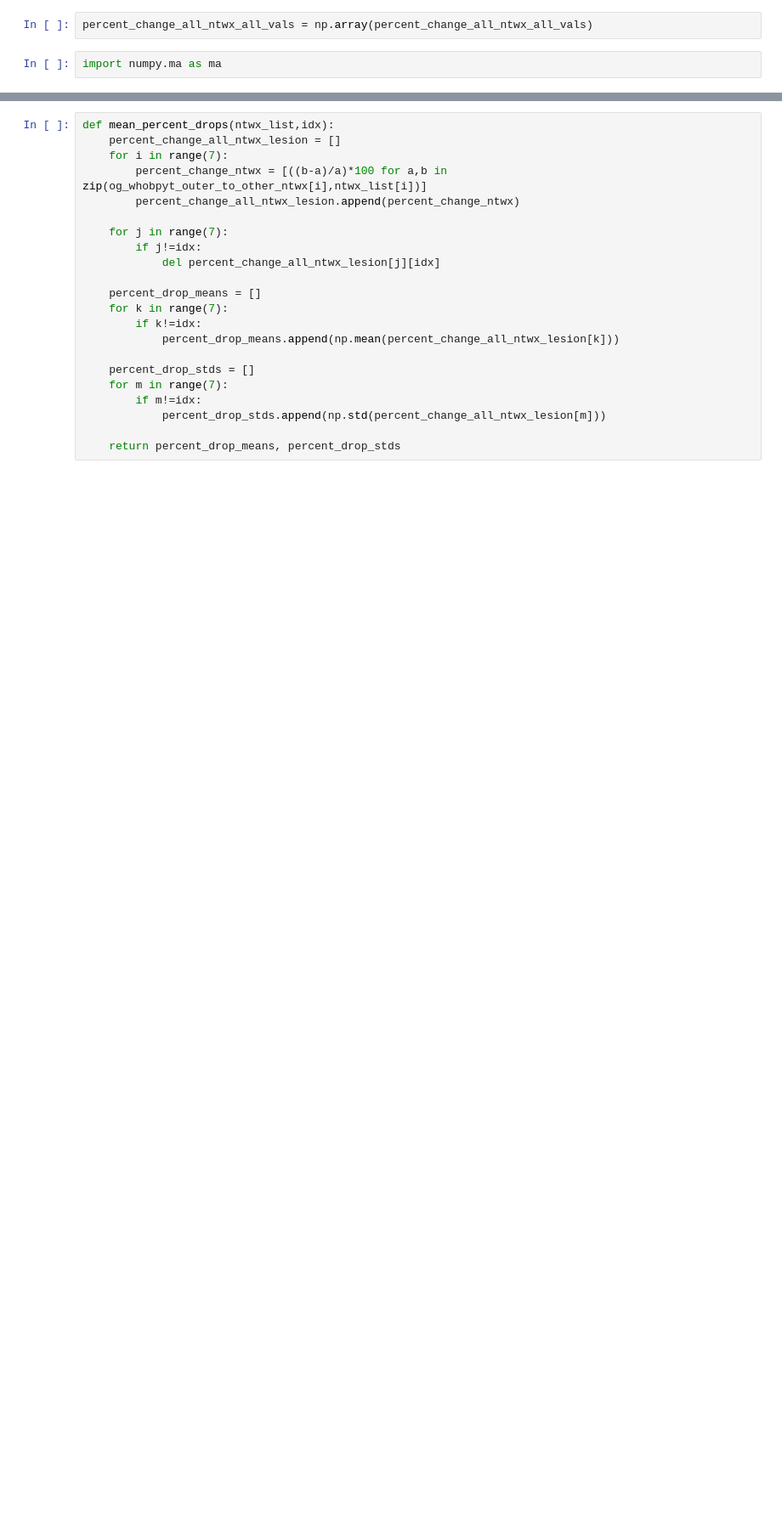
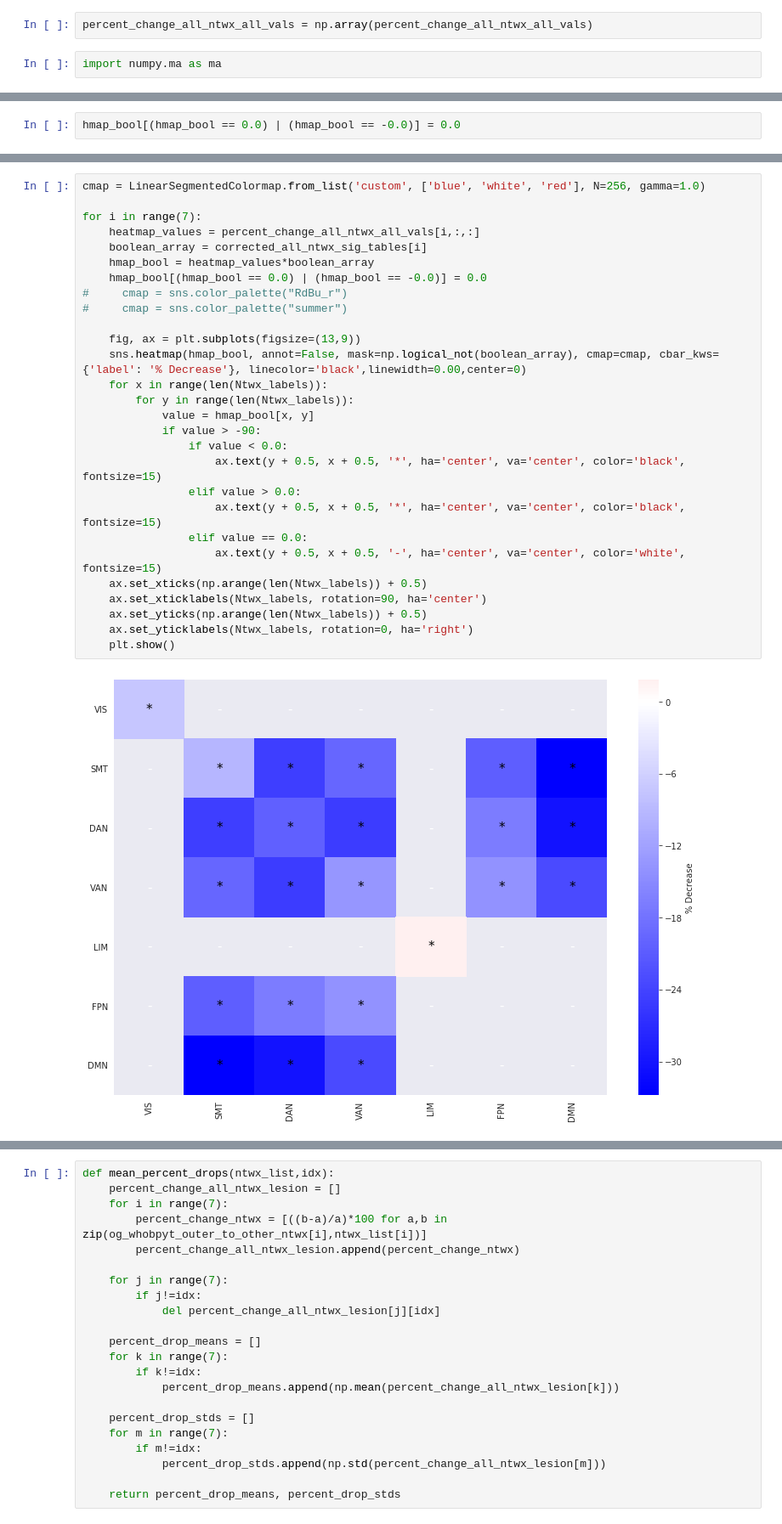
Before and after one commit to Shreyder93/whobpyt, a Jupyter notebook: scratch/WhoBPyT_isolated_OUTER_Ntwx_all_subs.ipynb, the cells around one changed output, grey strips where cells are left out. Shown at 85% size. Drawn from its saved outputs; the diff is of its cells as text; blank space fills up the shorter version.

```diff
--- a/scratch/WhoBPyT_isolated_OUTER_Ntwx_all_subs.ipynb
+++ b/scratch/WhoBPyT_isolated_OUTER_Ntwx_all_subs.ipynb
@@ -1035,0 +1074,2 @@ for i in range(7):
+# %%
+hmap_bool[(hmap_bool == 0.0) | (hmap_bool == -0.0)] = 0.0
@@ -1035,0 +1093,30 @@ for i in range(7):
+# %%
+cmap = LinearSegmentedColormap.from_list('custom', ['blue', 'white', 'red'], N=256, gamma=1.0)
+
+for i in range(7):
+    heatmap_values = percent_change_all_ntwx_all_vals[i,:,:]
+    boolean_array = corrected_all_ntwx_sig_tables[i]
+    hmap_bool = heatmap_values*boolean_array
+    hmap_bool[(hmap_bool == 0.0) | (hmap_bool == -0.0)] = 0.0
+#     cmap = sns.color_palette("RdBu_r")
+#     cmap = sns.color_palette("summer")
+
+    fig, ax = plt.subplots(figsize=(13,9))
+    sns.heatmap(hmap_bool, annot=False, mask=np.logical_not(boolean_array), cmap=cmap, cbar_kws={'label': '% Decrease'}, linecolor='black',linewidth=0.00,center=0)
+    for x in range(len(Ntwx_labels)):
+        for y in range(len(Ntwx_labels)):
+            value = hmap_bool[x, y]
+            if value > -90:
+                if value < 0.0:
+                    ax.text(y + 0.5, x + 0.5, '*', ha='center', va='center', color='black', fontsize=15)
+                elif value > 0.0:
+                    ax.text(y + 0.5, x + 0.5, '*', ha='center', va='center', color='black', fontsize=15)
+                elif value == 0.0:
+                    ax.text(y + 0.5, x + 0.5, '-', ha='center', va='center', color='white', fontsize=15)
+    ax.set_xticks(np.arange(len(Ntwx_labels)) + 0.5)
+    ax.set_xticklabels(Ntwx_labels, rotation=90, ha='center')
+    ax.set_yticks(np.arange(len(Ntwx_labels)) + 0.5)
+    ax.set_yticklabels(Ntwx_labels, rotation=0, ha='right')
+    plt.show()
+# %% [output]
+[figure, added]
```
Also changed, not shown: parts of 75 cells of this notebook, 4 other files.
